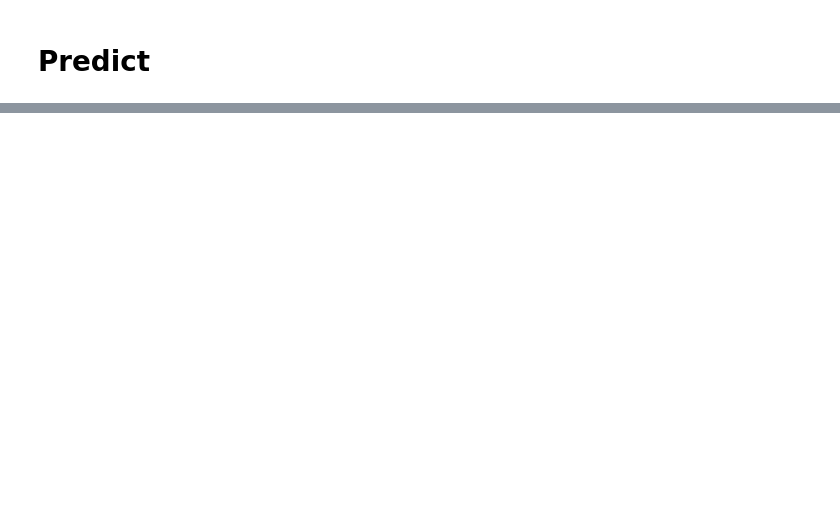
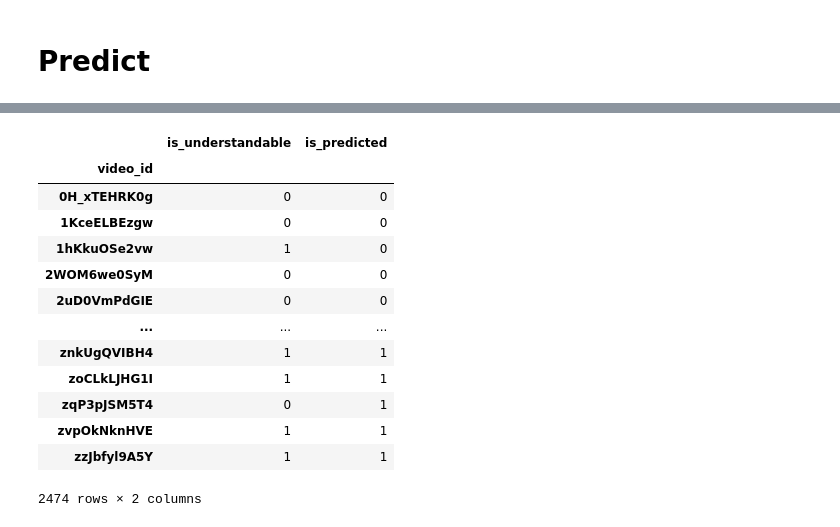
Before and after one commit to JORANnnnnn/Project_Transplant_Video_Recs, a Jupyter notebook: classifier/integrated_features/modelling_AI.ipynb, the cells around one changed output, grey strips where cells are left out. Saved outputs shown, nothing was run; the diff lists cells and outputs as text; code cells hidden in the pictures; blank space fills up the shorter version.

```diff
--- a/classifier/integrated_features/modelling_AI.ipynb
+++ b/classifier/integrated_features/modelling_AI.ipynb
@@ -2368,0 +2536,18 @@ SAVING MODEL AND PARAMETERS
+# %%
+y_test["is_predicted"] = 0
+y_train["is_predicted"] = 0
+# %% [output]
+|  | is_understandable | is_predicted |
+| video_id |  |  |
+| 0H_xTEHRK0g | 0 | 0 |
+| 1KceELBEzgw | 0 | 0 |
+| 1hKkuOSe2vw | 1 | 0 |
+| 2WOM6we0SyM | 0 | 0 |
+| 2uD0VmPdGIE | 0 | 0 |
+| ... | ... | ... |
+| znkUgQVIBH4 | 1 | 1 |
+| zoCLkLJHG1I | 1 | 1 |
+| zqP3pJSM5T4 | 0 | 1 |
+| zvpOkNknHVE | 1 | 1 |
+| zzJbfyl9A5Y | 1 | 1 |
+2474 rows × 2 columns
```
Also changed, not shown: parts of 6 cells of this notebook, 4 other files.
